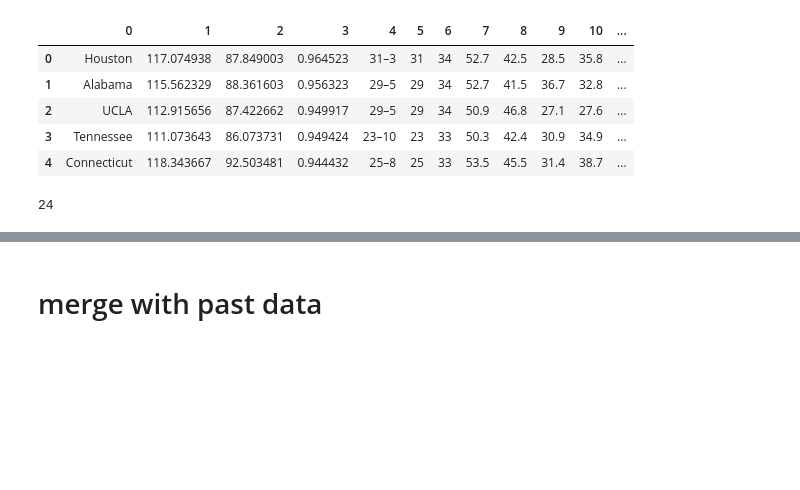
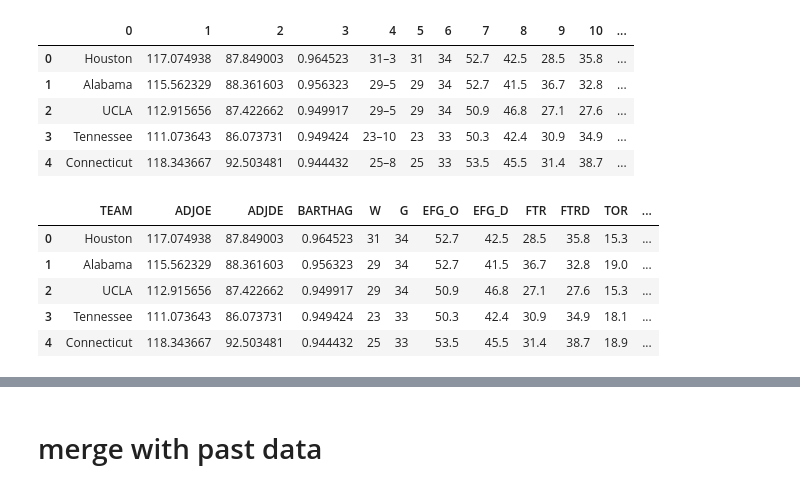
Before and after one commit to ajbenz18/march-madness-model, a Jupyter notebook: cleaning.ipynb, the cells around one changed output, grey strips where cells are left out. Cells and saved outputs as stored; diff of their text form; code cells hidden in the pictures; blank space fills up the shorter version.

```diff
--- a/cleaning.ipynb
+++ b/cleaning.ipynb
@@ -248,4 +254,9 @@ data2023['CONF'] = np.nan
 # %%
-len(data2023.columns)
+data2023.head()
 # %% [output]
-24
+|  | TEAM | ADJOE | ADJDE | BARTHAG | W | G | EFG_O | EFG_D | FTR | FTRD | TOR | ... |
+| 0 | Houston | 117.074938 | 87.849003 | 0.964523 | 31 | 34 | 52.7 | 42.5 | 28.5 | 35.8 | 15.3 | ... |
+| 1 | Alabama | 115.562329 | 88.361603 | 0.956323 | 29 | 34 | 52.7 | 41.5 | 36.7 | 32.8 | 19.0 | ... |
+| 2 | UCLA | 112.915656 | 87.422662 | 0.949917 | 29 | 34 | 50.9 | 46.8 | 27.1 | 27.6 | 15.3 | ... |
+| 3 | Tennessee | 111.073643 | 86.073731 | 0.949424 | 23 | 33 | 50.3 | 42.4 | 30.9 | 34.9 | 18.1 | ... |
+| 4 | Connecticut | 118.343667 | 92.503481 | 0.944432 | 25 | 33 | 53.5 | 45.5 | 31.4 | 38.7 | 18.9 | ... |
```
Also changed, not shown: parts of 14 cells of this notebook, 7 other files.
